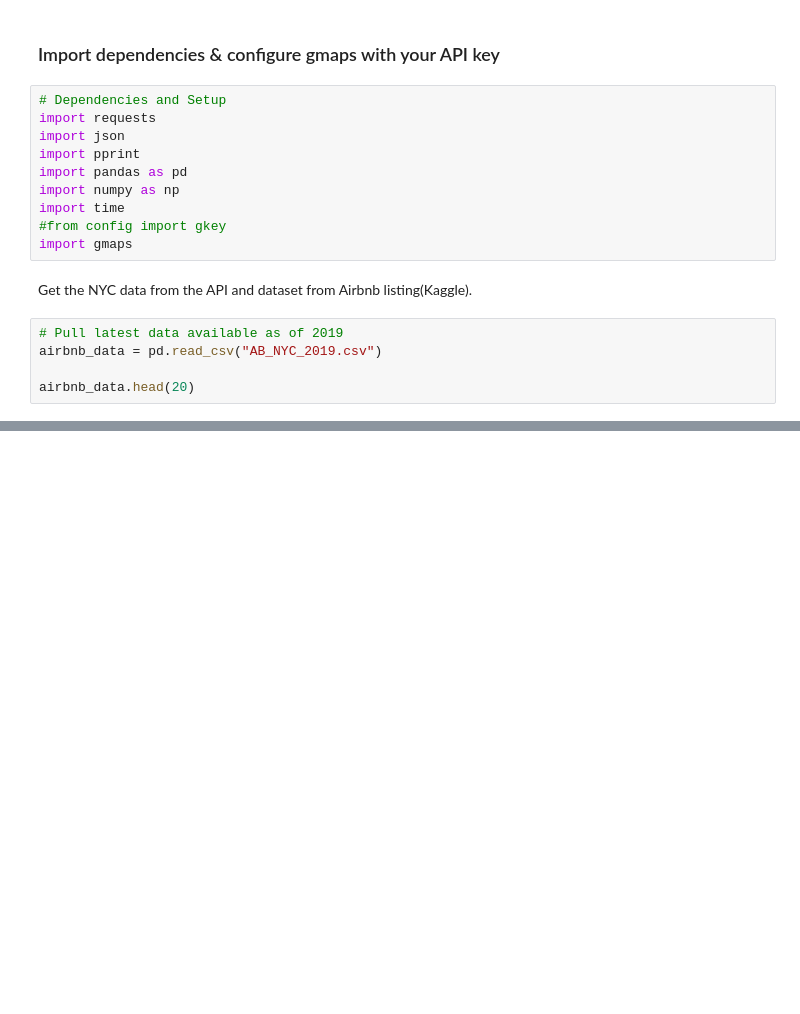
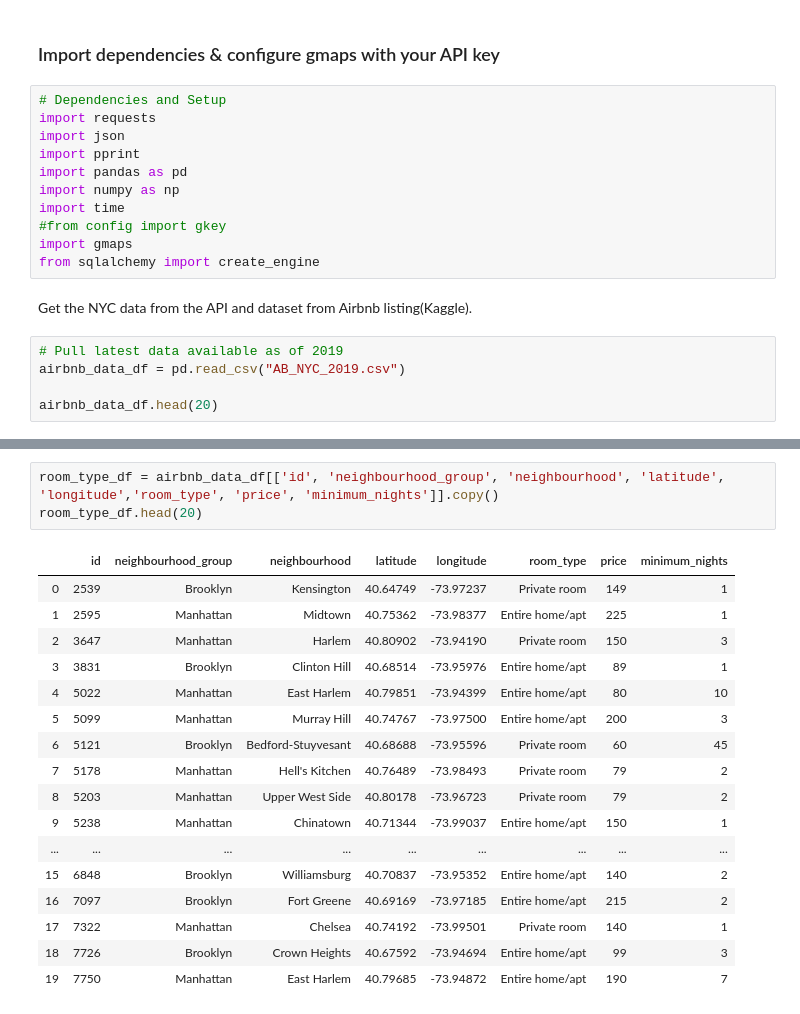
Before and after one commit to rubywyest/ProjectTwoRepo-Airbnb, a Jupyter notebook: Airbnb_NYC.ipynb, the cells around one changed output, grey strips where cells are left out. Saved outputs shown, nothing was run; the diff lists cells and outputs as text; blank space fills up the shorter version.

```diff
--- a/Airbnb_NYC.ipynb
+++ b/Airbnb_NYC.ipynb
@@ -12,13 +12,14 @@ import numpy as np
 import time
 #from config import gkey
 import gmaps
+from sqlalchemy import create_engine
 # %% [markdown]
 Get the NYC data from the API and dataset from Airbnb listing(Kaggle).
 # %%
 # Pull latest data available as of 2019
-airbnb_data = pd.read_csv("AB_NYC_2019.csv")
+airbnb_data_df = pd.read_csv("AB_NYC_2019.csv")
 
-airbnb_data.head(20)
+airbnb_data_df.head(20)
 # %% [output]
 |  | id | name | host_id | host_name | neighbourhood_group | neighbourhood | latitude | longitude | ... |
 | 0 | 2539 | Clean & quiet apt home by the park | 2787 | John | Brooklyn | Kensington | 40.64749 | -73.97237 | ... |
@@ -37,3 +38,24 @@ airbnb_data.head(20)
 | 17 | 7322 | Chelsea Perfect | 18946 | Doti | Manhattan | Chelsea | 40.74192 | -73.99501 | ... |
 | 18 | 7726 | Hip Historic Brownstone Apartment... | 20950 | Adam And Charity | Brooklyn | Crown Heights | 40.67592 | -73.94694 | ... |
 | 19 | 7750 | Huge 2 BR Upper East Cental Park | 17985 | Sing | Manhattan | East Harlem | 40.79685 | -73.94872 | ... |
+# %%
+room_type_df = airbnb_data_df[['id', 'neighbourhood_group', 'neighbourhood', 'latitude', 'longitude','room_type', 'price', 'minimum_nights']].copy()
+room_type_df.head(20)
+# %% [output]
+|  | id | neighbourhood_group | neighbourhood | latitude | longitude | room_type | price | minimum_nights |
+| 0 | 2539 | Brooklyn | Kensington | 40.64749 | -73.97237 | Private room | 149 | 1 |
+| 1 | 2595 | Manhattan | Midtown | 40.75362 | -73.98377 | Entire home/apt | 225 | 1 |
+| 2 | 3647 | Manhattan | Harlem | 40.80902 | -73.94190 | Private room | 150 | 3 |
+| 3 | 3831 | Brooklyn | Clinton Hill | 40.68514 | -73.95976 | Entire home/apt | 89 | 1 |
+| 4 | 5022 | Manhattan | East Harlem | 40.79851 | -73.94399 | Entire home/apt | 80 | 10 |
+| 5 | 5099 | Manhattan | Murray Hill | 40.74767 | -73.97500 | Entire home/apt | 200 | 3 |
+| 6 | 5121 | Brooklyn | Bedford-Stuyvesant | 40.68688 | -73.95596 | Private room | 60 | 45 |
+| 7 | 5178 | Manhattan | Hell's Kitchen | 40.76489 | -73.98493 | Private room | 79 | 2 |
+| 8 | 5203 | Manhattan | Upper West Side | 40.80178 | -73.96723 | Private room | 79 | 2 |
+| 9 | 5238 | Manhattan | Chinatown | 40.71344 | -73.99037 | Entire home/apt | 150 | 1 |
+| ... | ... | ... | ... | ... | ... | ... | ... | ... |
+| 15 | 6848 | Brooklyn | Williamsburg | 40.70837 | -73.95352 | Entire home/apt | 140 | 2 |
+| 16 | 7097 | Brooklyn | Fort Greene | 40.69169 | -73.97185 | Entire home/apt | 215 | 2 |
+| 17 | 7322 | Manhattan | Chelsea | 40.74192 | -73.99501 | Private room | 140 | 1 |
+| 18 | 7726 | Brooklyn | Crown Heights | 40.67592 | -73.94694 | Entire home/apt | 99 | 3 |
+| 19 | 7750 | Manhattan | East Harlem | 40.79685 | -73.94872 | Entire home/apt | 190 | 7 |
```
Also changed, not shown: parts of 11 cells of this notebook, 3 other files.
